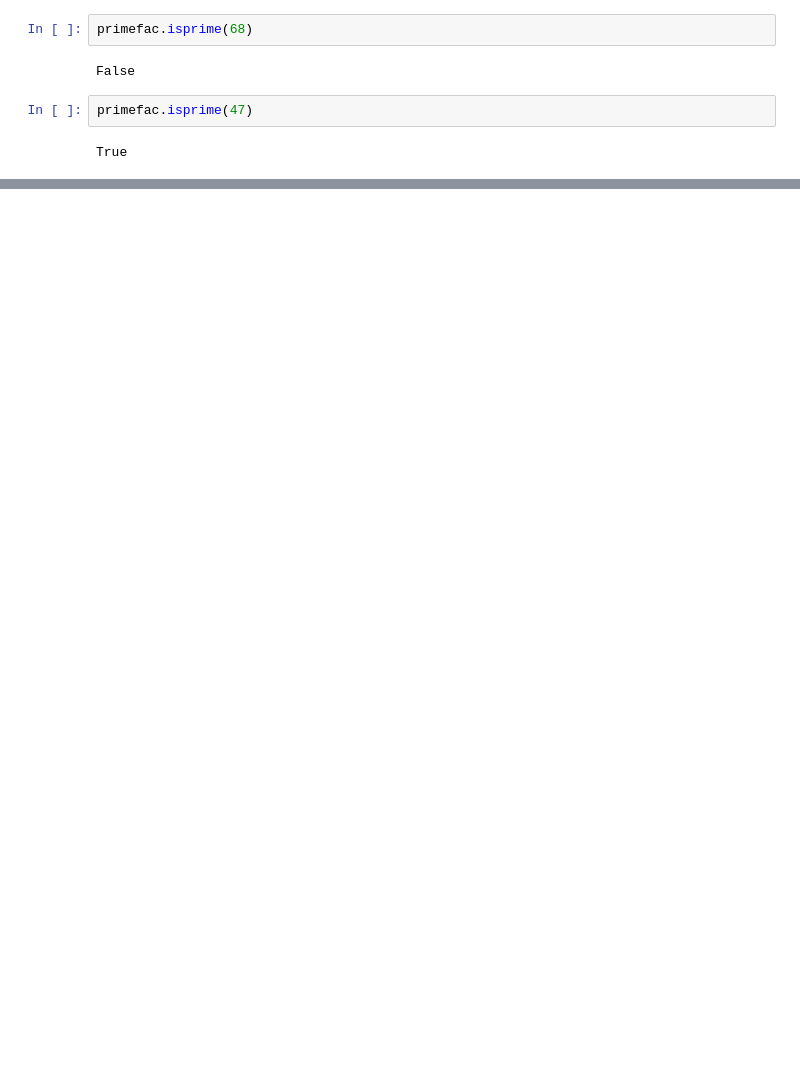
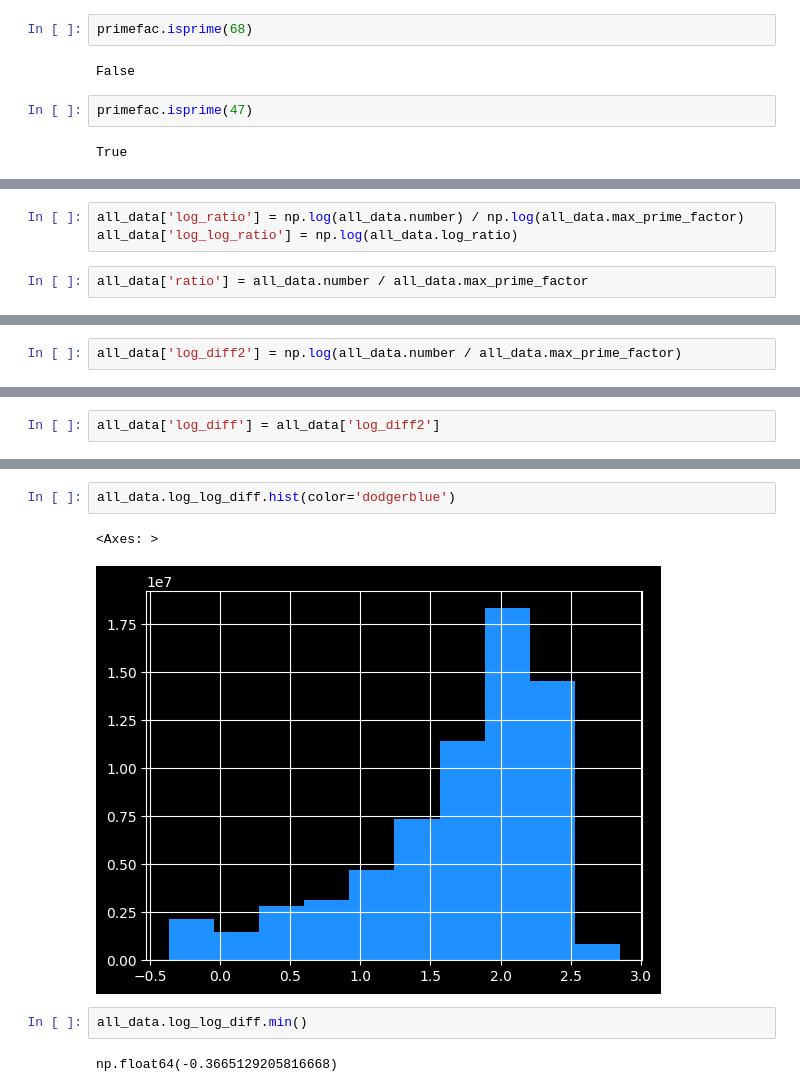
Before and after one commit to csdurfee/csdurfee.github.io, a Jupyter notebook: notebooks/primes.ipynb, the cells around one changed output, grey strips where cells are left out. Saved outputs shown, nothing was run; the diff lists cells and outputs as text; blank space fills up the shorter version.

```diff
--- a/notebooks/primes.ipynb
+++ b/notebooks/primes.ipynb
@@ -74,0 +90,5 @@ foo.sample(100000).hist()
+# %%
+all_data['log_ratio'] = np.log(all_data.number) / np.log(all_data.max_prime_factor)
+all_data['log_log_ratio'] = np.log(all_data.log_ratio)
+# %%
+all_data['ratio'] = all_data.number / all_data.max_prime_factor
@@ -74,0 +128,2 @@ foo.sample(100000).hist()
+# %%
+all_data['log_diff2'] = np.log(all_data.number / all_data.max_prime_factor)
@@ -74,0 +138,2 @@ foo.sample(100000).hist()
+# %%
+all_data['log_diff'] = all_data['log_diff2']
@@ -74,0 +164,9 @@ foo.sample(100000).hist()
+# %%
+all_data.log_log_diff.hist(color='dodgerblue')
+# %% [output]
+<Axes: >
+[figure, added]
+# %%
+all_data.log_log_diff.min()
+# %% [output]
+np.float64(-0.3665129205816668)
```
Also changed, not shown: parts of 86 cells of this notebook, 3 other files.
